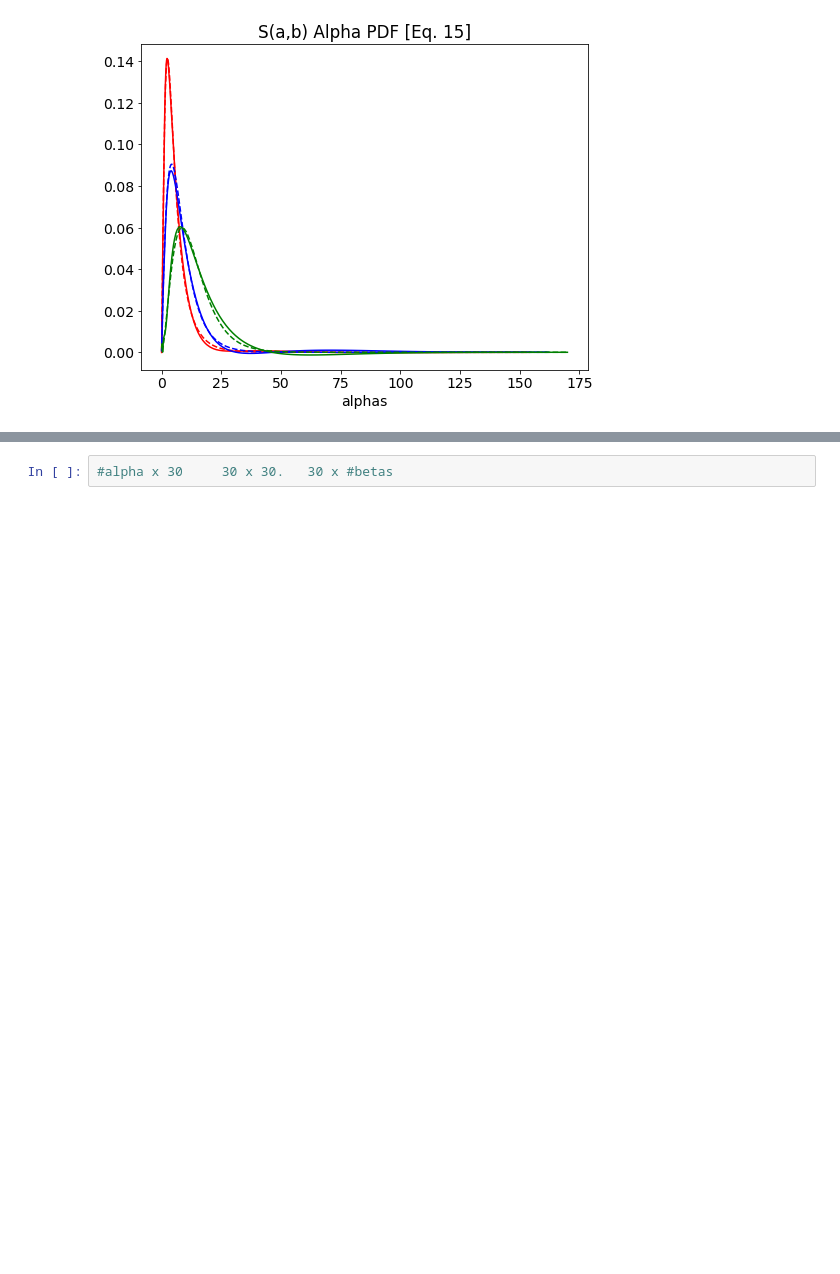
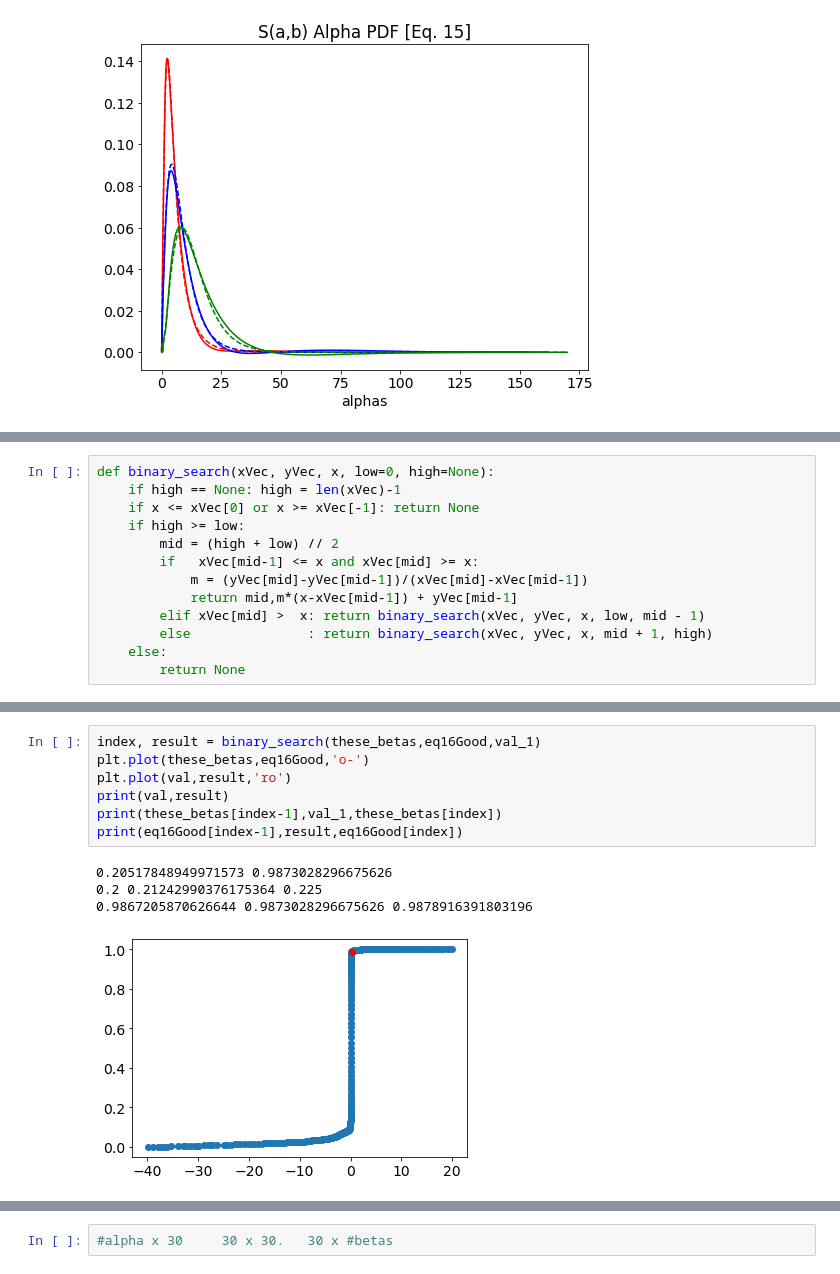
Before and after one commit to ameliajo/cats, a Jupyter notebook: CDFs/h2o/CDF-With-SVD.ipynb, the cells around one changed output, grey strips where cells are left out. Drawn from its saved outputs; the diff is of its cells as text; blank space fills up the shorter version.

```diff
--- a/CDFs/h2o/CDF-With-SVD.ipynb
+++ b/CDFs/h2o/CDF-With-SVD.ipynb
@@ -198,0 +218,13 @@ Text(0.5, 1.0, 'S(a,b) Alpha PDF [Eq. 15]')
+# %%
+def binary_search(xVec, yVec, x, low=0, high=None):
+    if high == None: high = len(xVec)-1
+    if x <= xVec[0] or x >= xVec[-1]: return None
+    if high >= low:
+        mid = (high + low) // 2
+        if   xVec[mid-1] <= x and xVec[mid] >= x:
+            m = (yVec[mid]-yVec[mid-1])/(xVec[mid]-xVec[mid-1])
+            return mid,m*(x-xVec[mid-1]) + yVec[mid-1]
+        elif xVec[mid] >  x: return binary_search(xVec, yVec, x, low, mid - 1)
+        else               : return binary_search(xVec, yVec, x, mid + 1, high)
+    else:
+        return None
@@ -198,0 +239,12 @@ Text(0.5, 1.0, 'S(a,b) Alpha PDF [Eq. 15]')
+# %%
+index, result = binary_search(these_betas,eq16Good,val_1)
+plt.plot(these_betas,eq16Good,'o-')
+plt.plot(val,result,'ro')
+print(val,result)
+print(these_betas[index-1],val_1,these_betas[index])
+print(eq16Good[index-1],result,eq16Good[index])
+# %% [output]
+0.20517848949971573 0.9873028296675626
+0.2 0.21242990376175364 0.225
+0.9867205870626644 0.9873028296675626 0.9878916391803196
+[figure, added]
```
Also changed, not shown: parts of 13 cells of this notebook, 7 other files.
